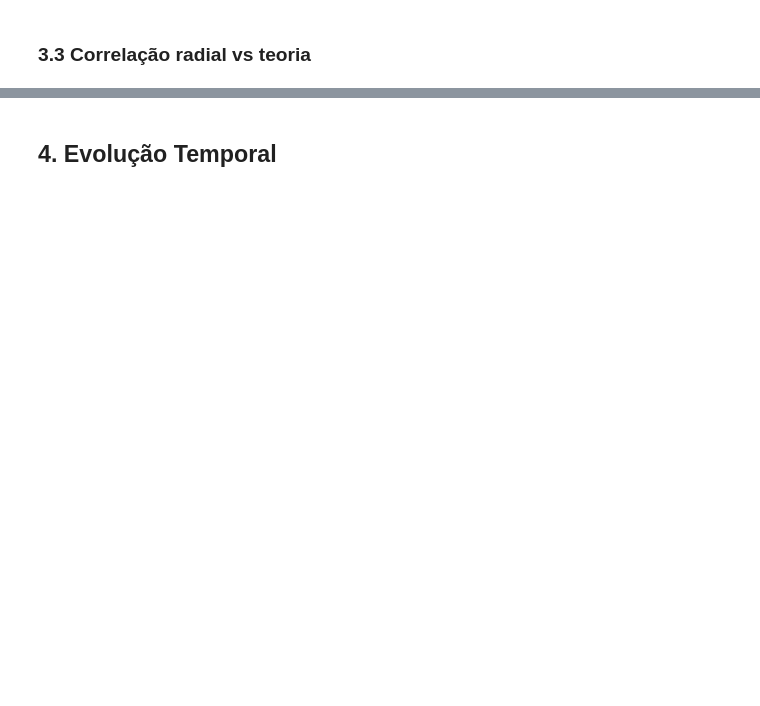
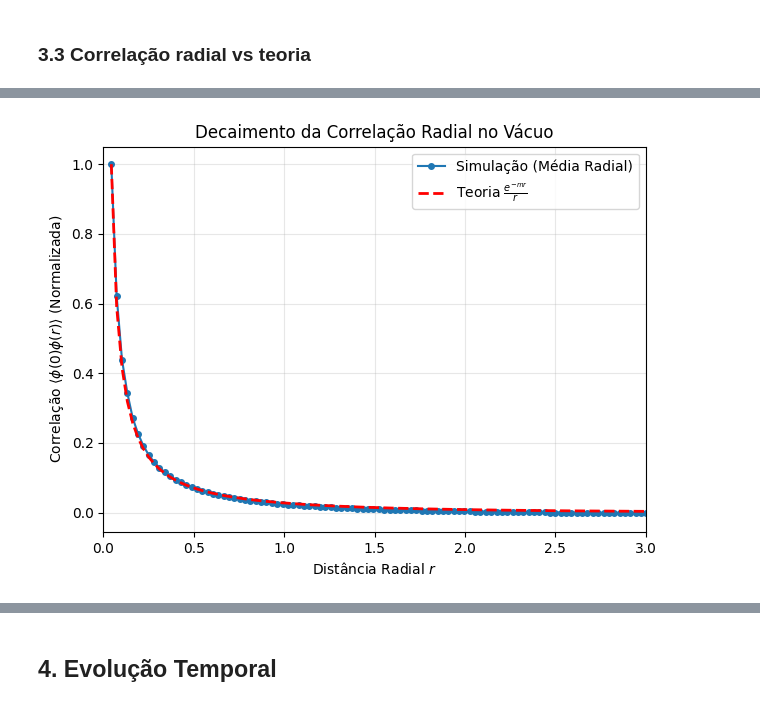
Before and after one commit to Wally-sson/pys, a Jupyter notebook: Flutuação do Vácuo/Flutuação de Vácuo.ipynb, the cells around one changed output, grey strips where cells are left out. Drawn from its saved outputs; the diff is of its cells as text; code cells hidden in the pictures; blank space fills up the shorter version.

```diff
--- a/Flutuação do Vácuo/Flutuação de Vácuo.ipynb
+++ b/Flutuação do Vácuo/Flutuação de Vácuo.ipynb
@@ -311,0 +279,10 @@ plt.show()
+# %%
+# Achatamos as matrizes 2D para vetores 1D
+R_flat = R.flatten()
+
+autocorr_flat = autocorr_2d_amostra.flatten()
+
+# Definimos os anéis de distância (bins) parando em L/2
+bins = np.linspace(0, L/2, int(N/3))
+bin_centers = 0.5 * (bins[1:] + bins[:-1])
+radial_corr = np.zeros_like(bin_centers)
@@ -311,0 +315,26 @@ plt.show()
+# %%
+# Calculamos a previsão analítica (perfil de Yukawa: e^{-mr}/r)
+corr_teorica = np.exp(-m * r_valido) / r_valido
+
+# Aplicamos a mesma normalização para justa sobreposição
+corr_teorica = corr_teorica / corr_teorica[0]
+
+# Plotando os resultados comparativos
+import matplotlib.pyplot as plt
+
+plt.figure(figsize=(7, 5))
+
+plt.plot(r_valido, corr_sim, 'o-', label='Simulação (Média Radial)', markersize=4)
+plt.plot(r_valido, corr_teorica, 'r--', label=r'Teoria $\frac{e^{-mr}}{r}$', linewidth=2)
+
+plt.title('Decaimento da Correlação Radial no Vácuo')
+plt.xlabel('Distância Radial $r$')
+plt.ylabel(r'Correlação $\langle \phi(0)\phi(r) \rangle$ (Normalizada)')
+plt.xlim(0, 3.0)
+
+plt.legend()
+plt.grid(True, alpha=0.3)
+
+plt.show()
+# %% [output]
+[figure, added]
```
Also changed, not shown: parts of 80 cells of this notebook, 2 other files.
